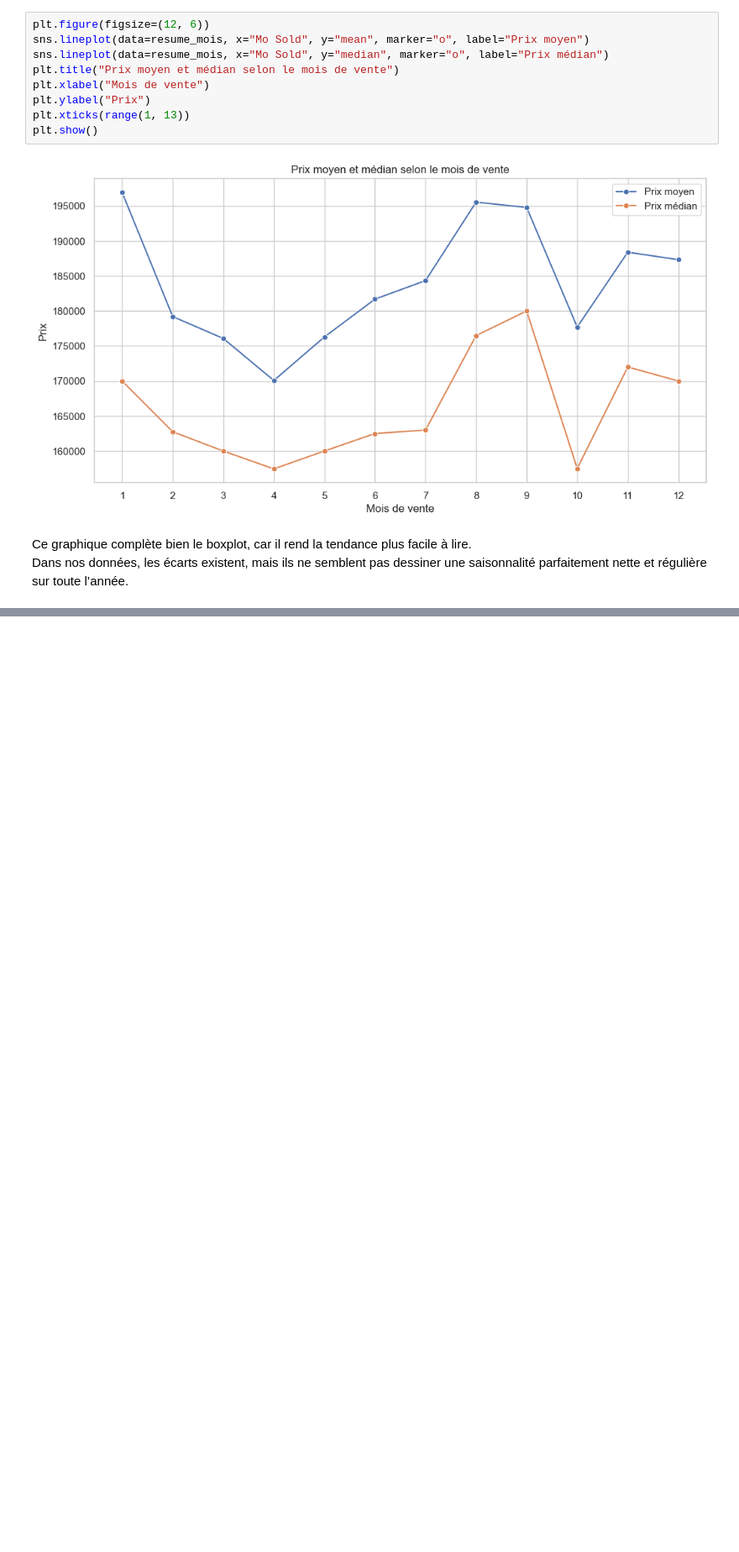
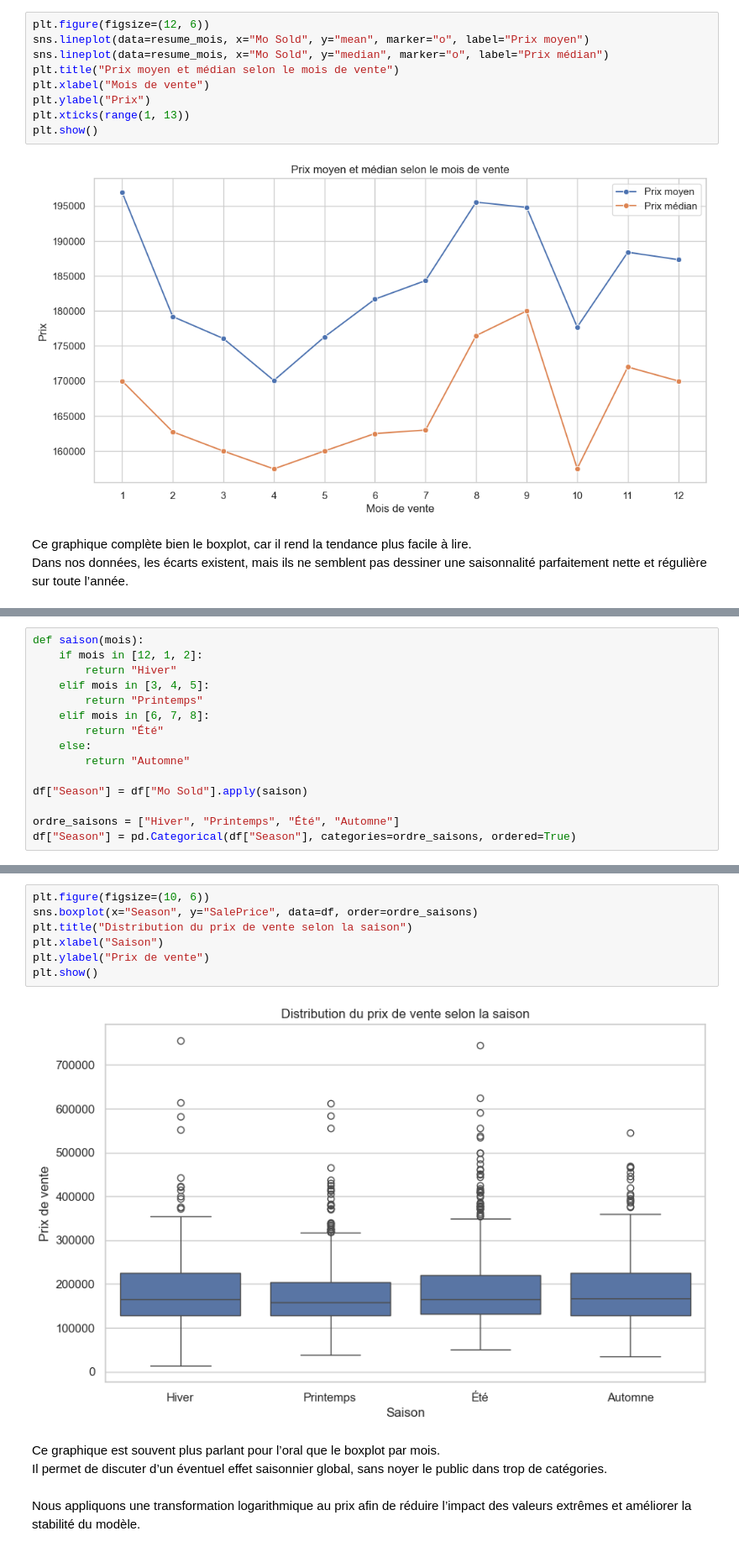
Before and after one commit to AnjaraAndriatseheno/Exo_Visualisation, a Jupyter notebook: oral.ipynb, the cells around one changed output, grey strips where cells are left out. Shown at 84% size. Saved outputs shown, nothing was run; the diff lists cells and outputs as text; blank space fills up the shorter version.

```diff
--- a/oral.ipynb
+++ b/oral.ipynb
@@ -201,0 +212,15 @@ Dans nos données, les écarts existent, mais ils ne semblent pas dessiner une s
+# %%
+def saison(mois):
+    if mois in [12, 1, 2]:
+        return "Hiver"
+    elif mois in [3, 4, 5]:
+        return "Printemps"
+    elif mois in [6, 7, 8]:
+        return "Été"
+    else:
+        return "Automne"
+
+df["Season"] = df["Mo Sold"].apply(saison)
+
+ordre_saisons = ["Hiver", "Printemps", "Été", "Automne"]
+df["Season"] = pd.Categorical(df["Season"], categories=ordre_saisons, ordered=True)
@@ -201,0 +244,14 @@ Dans nos données, les écarts existent, mais ils ne semblent pas dessiner une s
+# %%
+plt.figure(figsize=(10, 6))
+sns.boxplot(x="Season", y="SalePrice", data=df, order=ordre_saisons)
+plt.title("Distribution du prix de vente selon la saison")
+plt.xlabel("Saison")
+plt.ylabel("Prix de vente")
+plt.show()
+# %% [output]
+[figure, added]
+# %% [markdown]
+Ce graphique est souvent plus parlant pour l’oral que le boxplot par mois.
+Il permet de discuter d’un éventuel effet saisonnier global, sans noyer le public dans trop de catégories.
+# %% [markdown]
+Nous appliquons une transformation logarithmique au prix afin de réduire l’impact des valeurs extrêmes et améliorer la stabilité du modèle.
```
Also changed, not shown: parts of 10 cells of this notebook, 2 other files.
